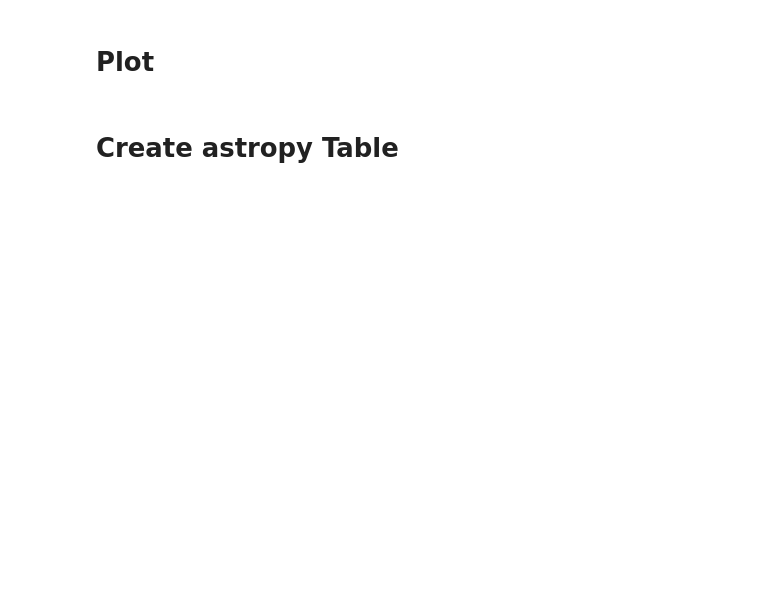
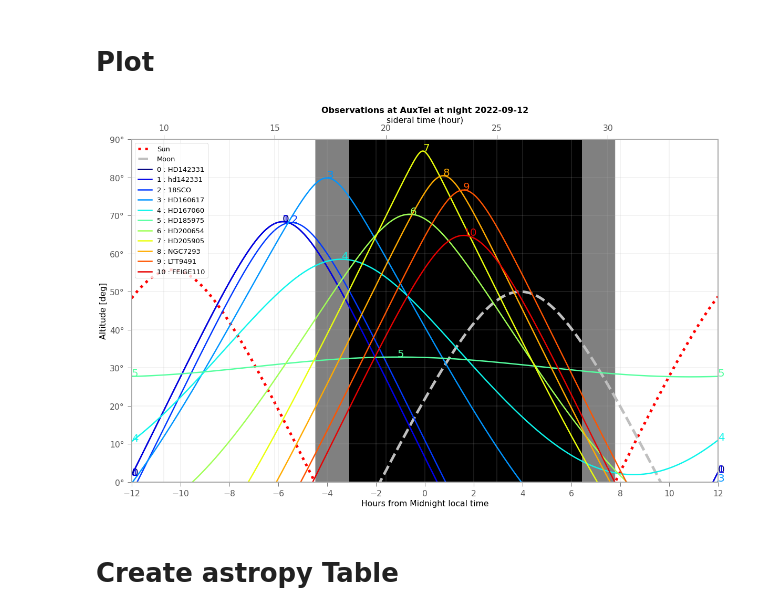
Before and after one commit to sylvielsstfr/AuxtelStarAlt, a Jupyter notebook: notebooks/2022-09-12/plot_obs-planning-cerropachon_fewtargets-wthmag-12Sept2022.ipynb, the cells around one changed output. Saved outputs shown, nothing was run; the diff lists cells and outputs as text; code cells hidden in the pictures; blank space fills up the shorter version.

```diff
--- a/notebooks/2022-09-12/plot_obs-planning-cerropachon_fewtargets-wthmag-12Sept2022.ipynb
+++ b/notebooks/2022-09-12/plot_obs-planning-cerropachon_fewtargets-wthmag-12Sept2022.ipynb
@@ -359,0 +317,3 @@ array([False, False, False, False, False, False, False, False, False,
+# %%
+t=t[cut]
+NTargets=len(t)
@@ -378,3 +374,3 @@ else:
 # %%
-utcoffset=timezone.utcoffset(dt).total_seconds()/60./60.
+#utcoffset=timezone.utcoffset(dt).total_seconds()/60./60.
 print("The UTC offset in Chile is ",utcoffset," hours")
@@ -399,4 +402,6 @@ http://catserver.ing.iac.es/staralt/
 # %%
 midnight_utc = Time(night_obs_midnight_str) - utcoffset
-delta_midnight = np.linspace(-2, 10, 100)*u.hour
-frame_night = AltAz(obstime=midnight_utc+delta_midnight,location=cerro_pachon)
+delta_midnight = np.linspace(-12, 12, 1000)*u.hour
+sideral_times = Angle(t_sidereal_lsst) + Angle(delta_midnight)
+times_evening_to_morning = midnight_utc + delta_midnight
+frame_evening_to_morning = AltAz(obstime=times_evening_to_morning, location=cerro_pachon)
@@ -418,6 +419,7 @@ moonaltazs_evening_to_morning = moon_evening_to_morning.transform_to(frame_eveni
 # %% [markdown]
 ### Target frame
 # %%
-all_target_altazs_evening_to_morning = [target_location.transform_to(frame_evening_to_morning) for target_location in  all_target_locations ]
+# use selected observable targets according their SkyCoords
+all_target_altazs_evening_to_morning = [target_location.transform_to(frame_evening_to_morning) for target_location in  selected_target_locations ]
 # %% [markdown]
 # Order according increasing maxinum rise time
@@ -445,47 +464,48 @@ sorted_all_timemax
 # %% [markdown]
 # Plot
 # %%
-plt.figure(figsize=(20,12))
-plt.plot(delta_midnight, sunaltazs_evening_to_morning.alt, color='r', ls=":",label='Sun',lw=5)
-plt.plot(delta_midnight, moonaltazs_evening_to_morning.alt, color=[0.75]*3, ls='--', label='Moon',lw=5)
+fig = plt.figure(figsize=(20,12))
+ax=fig.add_subplot(1,1,1)
+# plot sun
+ax.plot(delta_midnight, sunaltazs_evening_to_morning.alt, color='r', ls=":",label='Sun',lw=5)
+#plot moon
+ax.plot(delta_midnight, moonaltazs_evening_to_morning.alt, color=[0.75]*3, ls='--', label='Moon',lw=5)
 
 rank=0
 for idx in sorted_indexes:
-    label=str(rank)+" : "+all_target_tagnames[idx]
-    plt.plot(delta_midnight, all_target_altazs_evening_to_morning[idx].alt,label=label, lw=2.5,color=all_colors[rank])
+    label=str(rank)+" : "+t[idx]['target']
+    ax.plot(delta_midnight, all_target_altazs_evening_to_morning[idx].alt,label=label, lw=2.5,color=all_colors[rank])
 
     if all_target_altazs_evening_to_morning[idx].alt[-1]>0:
-        plt.text(delta_midnight[-1], all_target_altazs_evening_to_morning[idx].alt[-1], f'{rank}',color=all_colors[rank],fontsize=20)
+        ax.text(delta_midnight[-1], all_target_altazs_evening_to_morning[idx].alt[-1], f'{rank}',color=all_colors[rank],fontsize=20)
     if all_target_altazs_evening_to_morning[idx].alt[0]>0:
-        plt.text(delta_midnight[0], all_target_altazs_evening_to_morning[idx].alt[0], f'{rank}',color=all_colors[rank],fontsize=20)
+        ax.text(delta_midnight[0], all_target_altazs_evening_to_morning[idx].alt[0], f'{rank}',color=all_colors[rank],fontsize=20)
     if all_altitudesmax[idx]:
-        plt.text(all_timemax[idx], all_altitudesmax[idx], f'{rank}',color=all_colors[rank],fontsize=20)
+        ax.text(all_timemax[idx], all_altitudesmax[idx], f'{rank}',color=all_colors[rank],fontsize=20)
 
     rank+=1
 
-#labelLines(plt.gca().get_lines(), zorder=2.5)
-#labelLines(plt.gca().get_lines(), align=False, fontsize=14)
-#xvals=sorted(all_timemax)
-#labelLines(plt.gca().get_lines(), align=False, xvals=xvals, color="k")
-#labelLines(plt.gca().get_lines(), xvals=(-10., 10.), zorder=2.5)
 
+ax.fill_between(delta_midnight, 0*u.deg, 90*u.deg,sunaltazs_evening_to_morning.alt < -0*u.deg, color='0.5', zorder=0)
+ax.fill_between(delta_midnight, 0*u.deg, 90*u.deg,sunaltazs_evening_to_morning.alt < -18*u.deg, color='k', zorder=0)
 
-plt.fill_between(delta_midnight, 0*u.deg, 90*u.deg,sunaltazs_evening_to_morning.alt < -0*u.deg, color='0.5', zorder=0)
-plt.fill_between(delta_midnight, 0*u.deg, 90*u.deg,sunaltazs_evening_to_morning.alt < -18*u.deg, color='k', zorder=0)
-
-plt.legend(loc='upper left')
-plt.xlim(-12*u.hour, 12*u.hour)
-plt.xticks((np.arange(13)*2-12)*u.hour)
-plt.ylim(0*u.deg, 90*u.deg)
-plt.xlabel('Hours from Midnight local time')
-plt.ylabel('Altitude [deg]')
+ax.legend(loc='upper left')
+ax.set_xlim(-12*u.hour, 12*u.hour)
+ax.set_xticks((np.arange(13)*2-12)*u.hour)
+ax.set_ylim(0*u.deg, 90*u.deg)
+ax.set_xlabel('Hours from Midnight local time')
+ax.set_ylabel('Altitude [deg]')
 title = "Observations at AuxTel at night " + night_obs_str.split(" ")[0]
-plt.title(title)
-
+ax.set_title(title)
+ax2 = ax.twiny()
+ax2.plot([sideral_times[0].hour,sideral_times[-1].hour],[0,0])
+ax2.set_xlabel("sideral time (hour)")
 figname="AuxtelStarAlt_{:4d}_{:d}_{:d}.png".format(NYEAR,NMONTH,NDAY)
 
 plt.savefig(figname)
 plt.show()
+# %% [output]
+[figure, added]
 # %% [markdown]
 # Create astropy Table
 # %%
```
Also changed, not shown: parts of 43 cells of this notebook.
